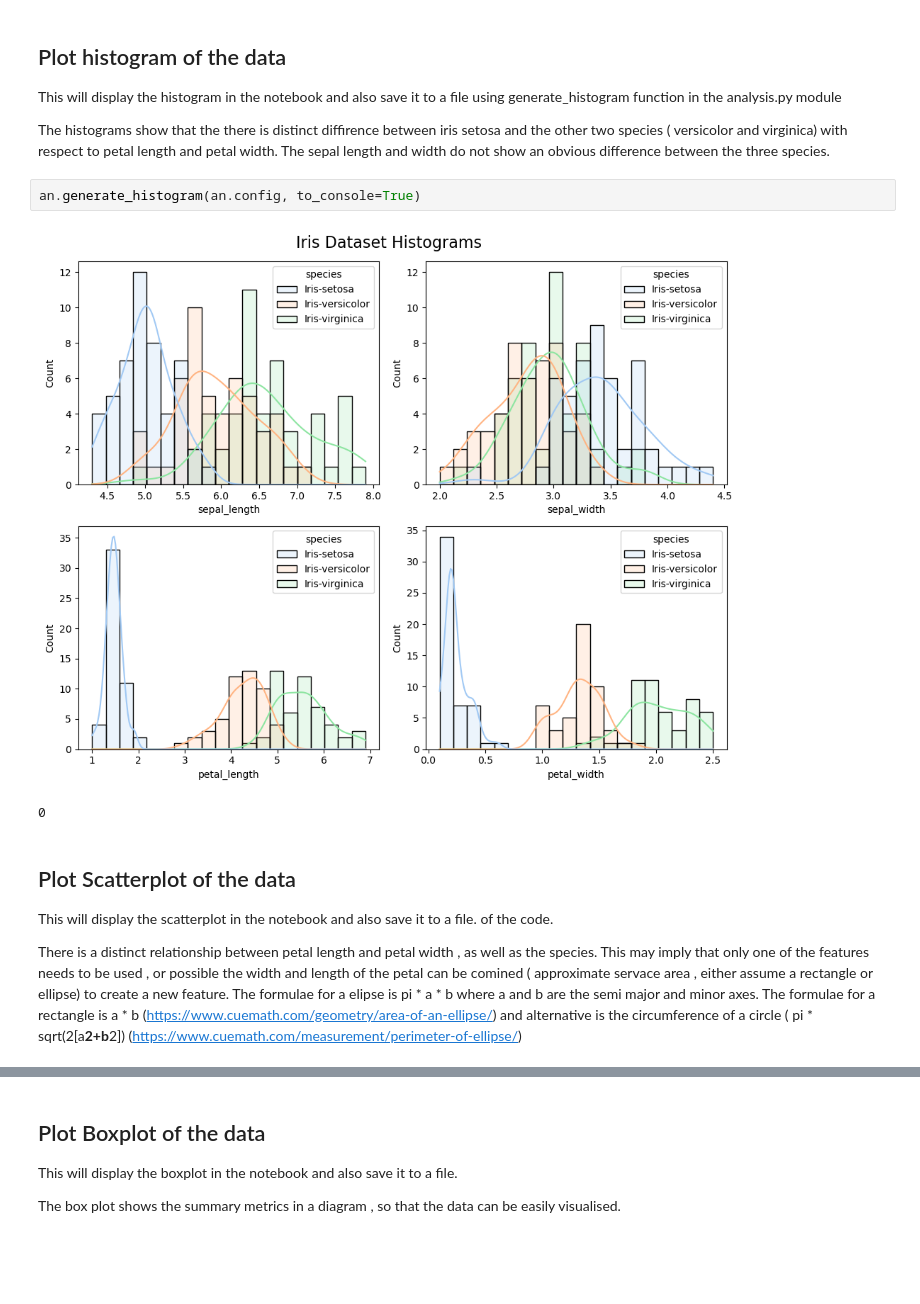
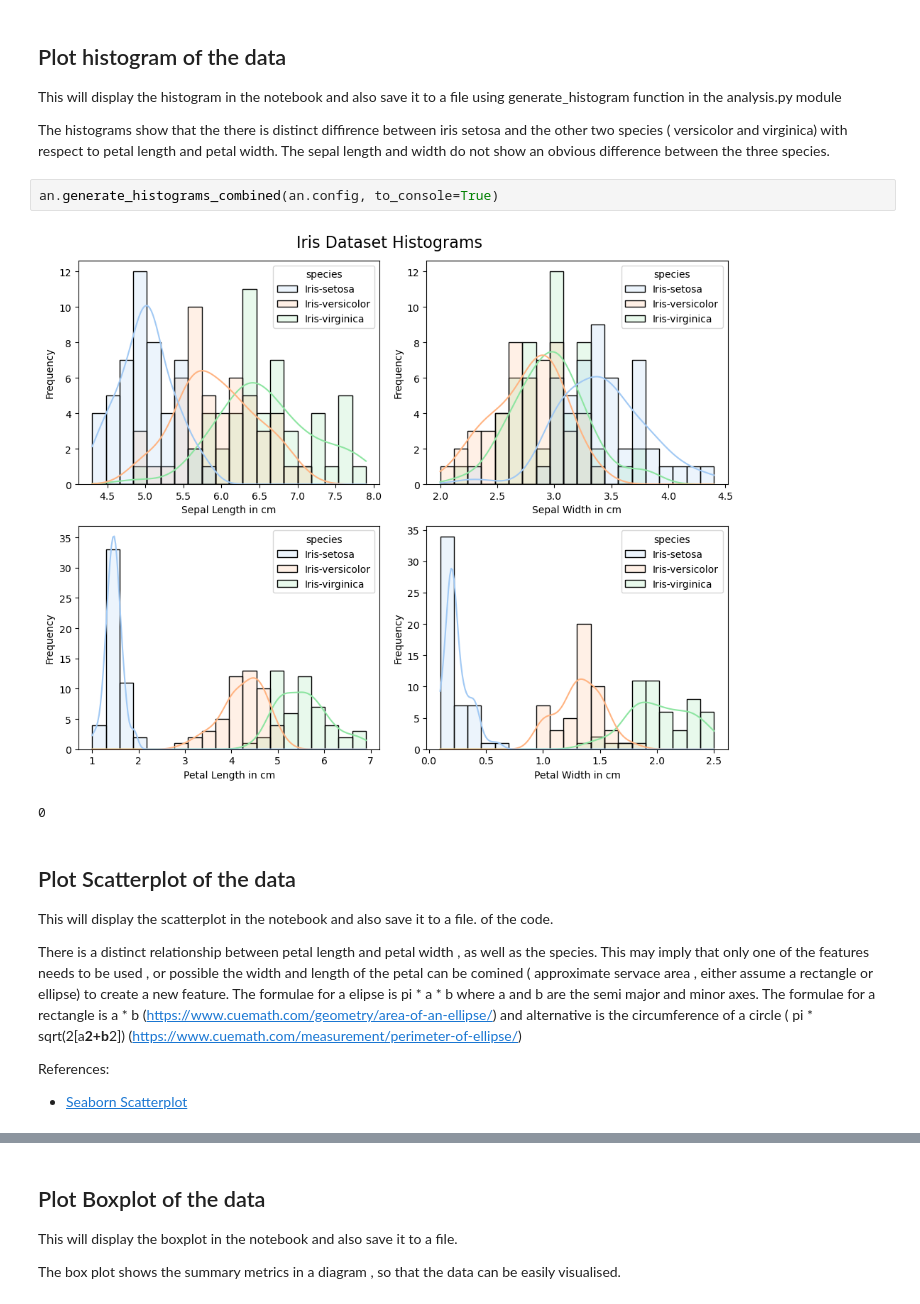
Before and after one commit to clydewatts1/pands-project, a Jupyter notebook: analysis_notebook.ipynb, the cells around one changed output, grey strips where cells are left out. Cells and saved outputs as stored; diff of their text form; blank space fills up the shorter version.

```diff
--- a/analysis_notebook.ipynb
+++ b/analysis_notebook.ipynb
@@ -76,9 +83,9 @@ This will display the histogram in the notebook and also save it to a file using
 
 The histograms show that the there is distinct diffirence between iris setosa and the other two species ( versicolor and virginica) with respect to petal length and petal width.  The sepal length and width do not show an obvious difference between the three species.
 # %%
-an.generate_histogram(an.config, to_console=True)
+an.generate_histograms_combined(an.config, to_console=True)
 # %% [output]
-[figure, old version]
+[figure, new version]
 0
 # %% [markdown]
 ## Plot Scatterplot of the data
@@ -86,6 +93,9 @@ This will display the scatterplot in the notebook and also save it to a file.
 of the code.
 
 There is a distinct relationship between petal length and petal width , as well as the species. This may imply that only one of the features needs to be used , or possible the width and length of the petal can be comined ( approximate servace area , either assume a rectangle or ellipse) to create a new feature. The formulae for a elipse is pi * a * b where a and b are the semi major and minor axes. The formulae for a rectangle is a * b (https://www.cuemath.com/geometry/area-of-an-ellipse/) and alternative is the circumference of a circle ( pi * sqrt(2[a**2+b**2]) (https://www.cuemath.com/measurement/perimeter-of-ellipse/)
+
+References:
+- [Seaborn Scatterplot](https://seaborn.pydata.org/generated/seaborn.scatterplot.html)
 # %%
 an.generate_scatter_plot(an.config, to_console=True)
 # %% [output]
```
Also changed, not shown: parts of 9 cells of this notebook, 8 other files.
